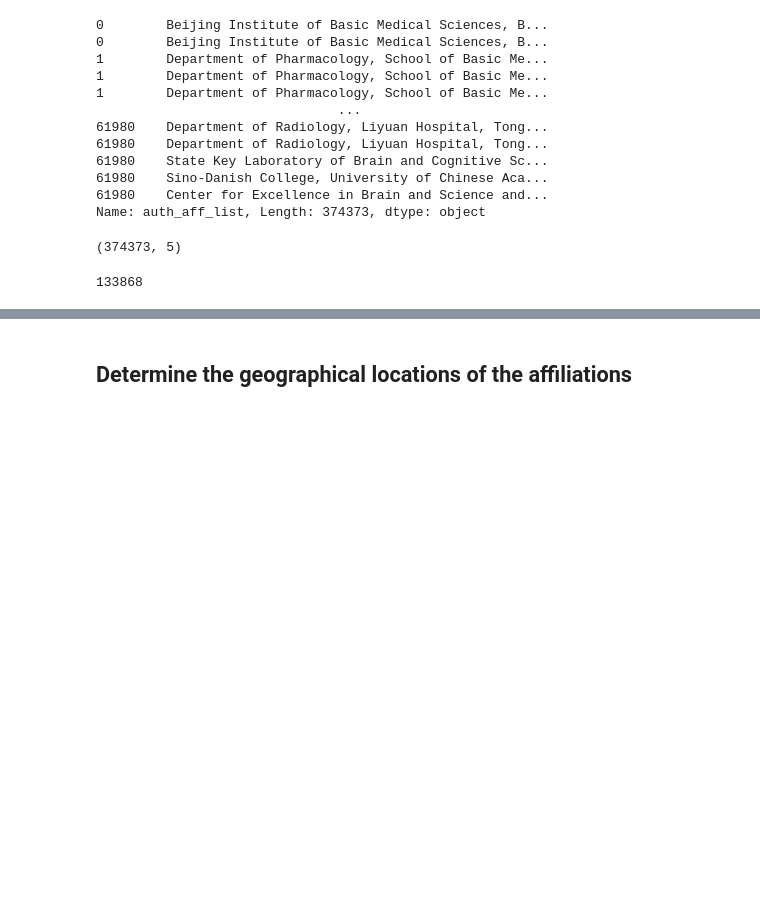
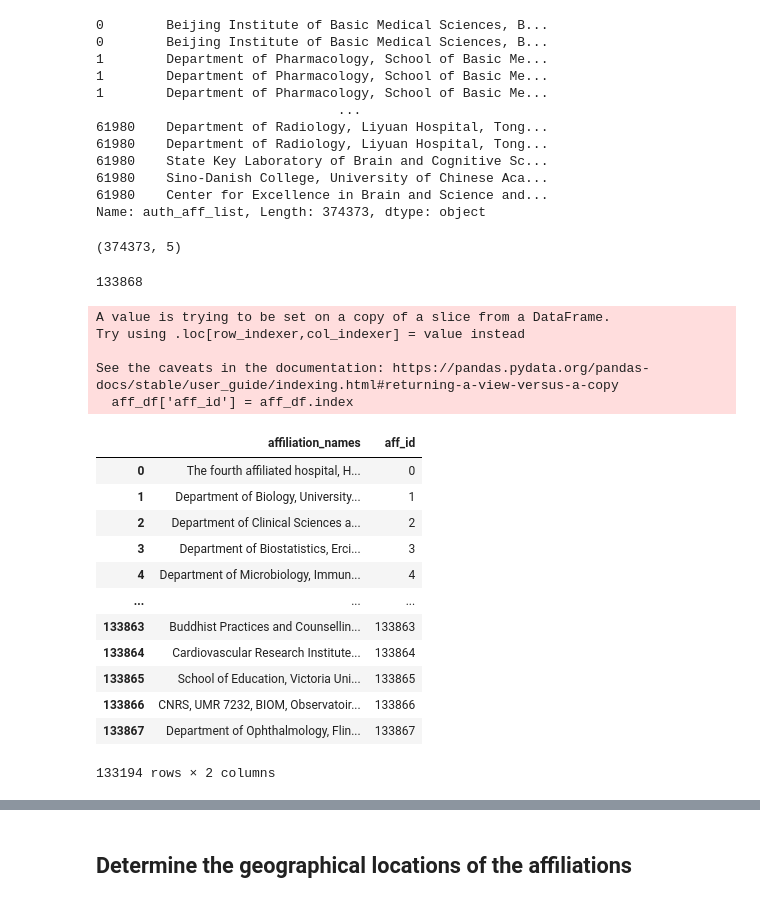
Before and after one commit to inesgcalvo/neuro_papers_db, a Jupyter notebook: notebooks/09_load_affiliations.ipynb, the cells around one changed output, grey strips where cells are left out. Cells and saved outputs as stored; diff of their text form; code cells hidden in the pictures; blank space fills up the shorter version.

```diff
--- a/notebooks/09_load_affiliations.ipynb
+++ b/notebooks/09_load_affiliations.ipynb
@@ -80,6 +81,14 @@ len(aff_unique)
 133868
 # %%
 aff_df = pd.DataFrame(aff_unique, columns=['affiliation_names'])
+# %%
+aff_df = aff_df.dropna()
 # %%
 # Create a column aff_id
 aff_df['aff_id'] = aff_df.index
+# %% [output]
+A value is trying to be set on a copy of a slice from a DataFrame.
+Try using .loc[row_indexer,col_indexer] = value instead
+
+See the caveats in the documentation: https://pandas.pydata.org/pandas-docs/stable/user_guide/indexing.html#returning-a-view-versus-a-copy
+  aff_df['aff_id'] = aff_df.index
@@ -100,4 +95,16 @@ def get_country(location):
-# %%
-aff_df['country'] = aff_df['affiliation_names'].apply(get_country)
 # %%
-aff_df['country']
+aff_df
+# %% [output]
+|  | affiliation_names | aff_id |
+| 0 | The fourth affiliated hospital, H... | 0 |
+| 1 | Department of Biology, University... | 1 |
+| 2 | Department of Clinical Sciences a... | 2 |
+| 3 | Department of Biostatistics, Erci... | 3 |
+| 4 | Department of Microbiology, Immun... | 4 |
+| ... | ... | ... |
+| 133863 | Buddhist Practices and Counsellin... | 133863 |
+| 133864 | Cardiovascular Research Institute... | 133864 |
+| 133865 | School of Education, Victoria Uni... | 133865 |
+| 133866 | CNRS, UMR 7232, BIOM, Observatoir... | 133866 |
+| 133867 | Department of Ophthalmology, Flin... | 133867 |
+133194 rows × 2 columns
```
Also changed, not shown: parts of 33 cells of this notebook, 14 other files.
